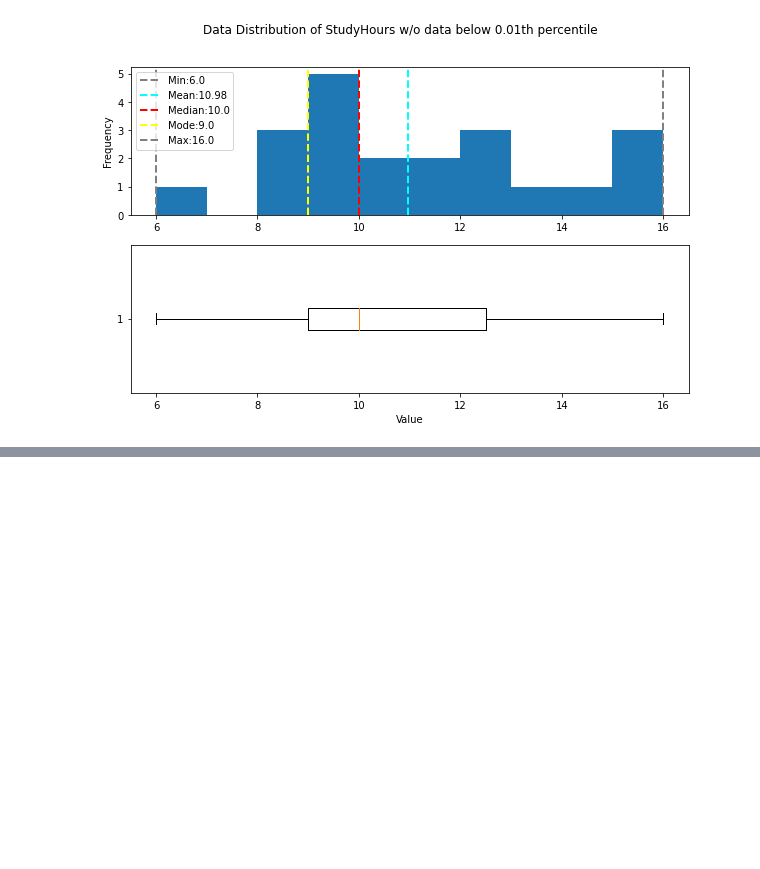
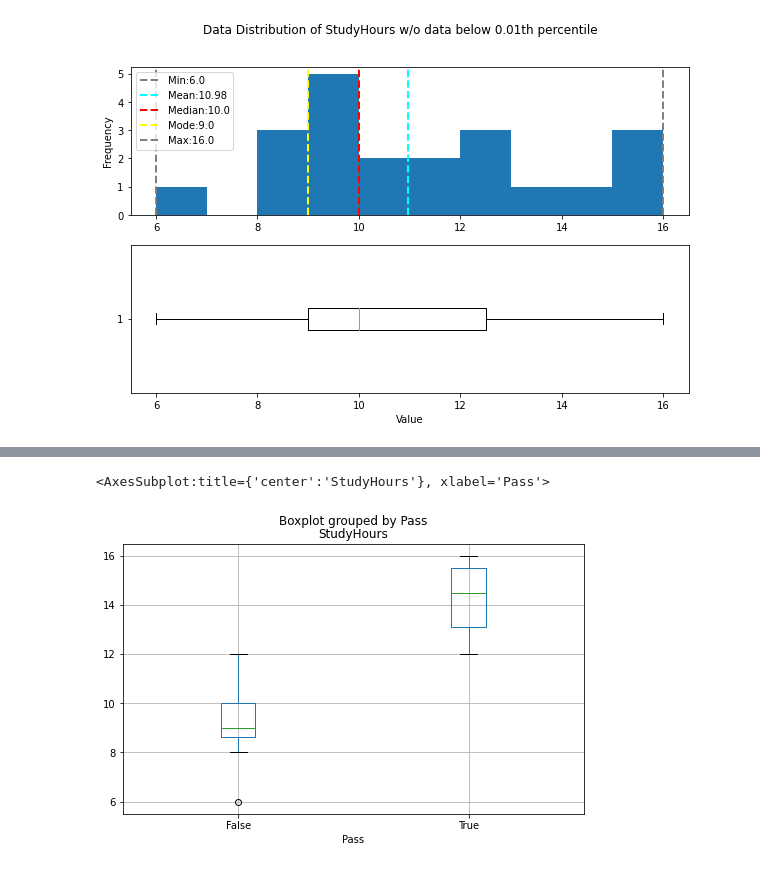
Before and after one commit to manojmanivannan/ms-machine-learning-path, a Jupyter notebook: Explore and Analyse data.ipynb, the cells around one changed output, grey strips where cells are left out. Drawn from its saved outputs; the diff is of its cells as text; code cells hidden in the pictures; blank space fills up the shorter version.

```diff
--- a/Explore and Analyse data.ipynb
+++ b/Explore and Analyse data.ipynb
@@ -159,0 +296,3 @@ Maximum:16.00
+# %%
+df_sample = df_students[df_students['StudyHours']>1]
+df_sample
@@ -159,0 +323,5 @@ Maximum:16.00
+# %%
+df_sample.boxplot(column='StudyHours', by='Pass', figsize=(8,5))
+# %% [output]
+<AxesSubplot:title={'center':'StudyHours'}, xlabel='Pass'>
+[figure, added]
```
Also changed, not shown: parts of 30 cells of this notebook, 5 other files.
